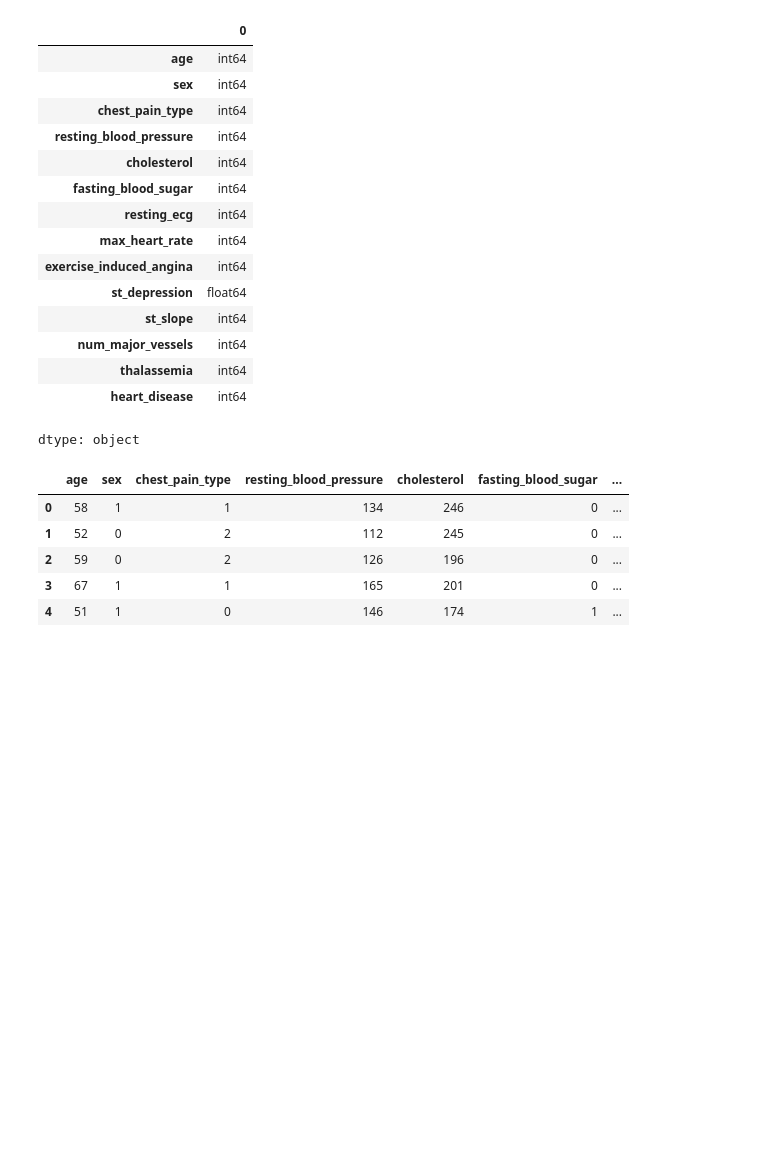
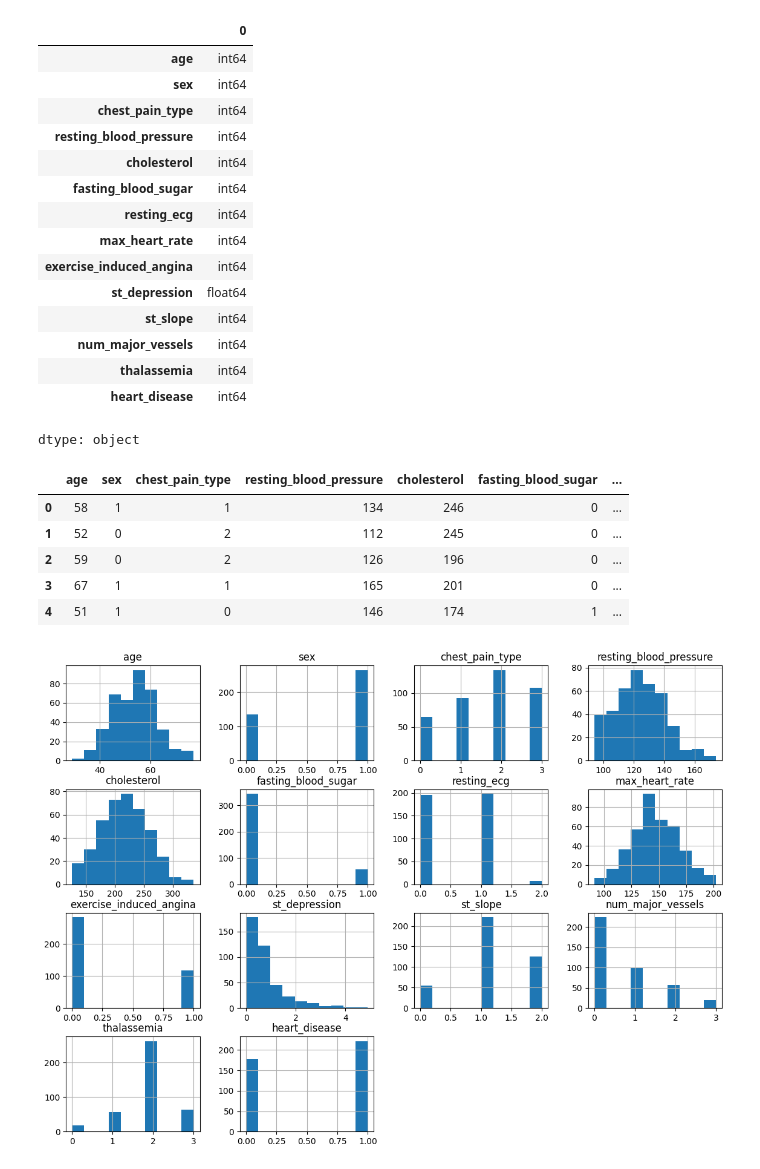
Before and after one commit to iamkhan49/100-Days-Python-, a Jupyter notebook: Heart_Disease_Detection_using_Classification_Algorithms.ipynb, the cells around one changed output. Saved outputs shown, nothing was run; the diff lists cells and outputs as text; code cells hidden in the pictures; blank space fills up the shorter version.

```diff
--- a/Heart_Disease_Detection_using_Classification_Algorithms.ipynb
+++ b/Heart_Disease_Detection_using_Classification_Algorithms.ipynb
@@ -139,3 +139,8 @@ df.head()
 | 2 | 59 | 0 | 2 | 126 | 196 | 0 | ... |
 | 3 | 67 | 1 | 1 | 165 | 201 | 0 | ... |
 | 4 | 51 | 1 | 0 | 146 | 174 | 1 | ... |
+# %%
+df.hist(figsize=(14,10))
+plt.show()
+# %% [output]
+[figure, added]
```
Also changed, not shown: parts of 3 cells of this notebook.
